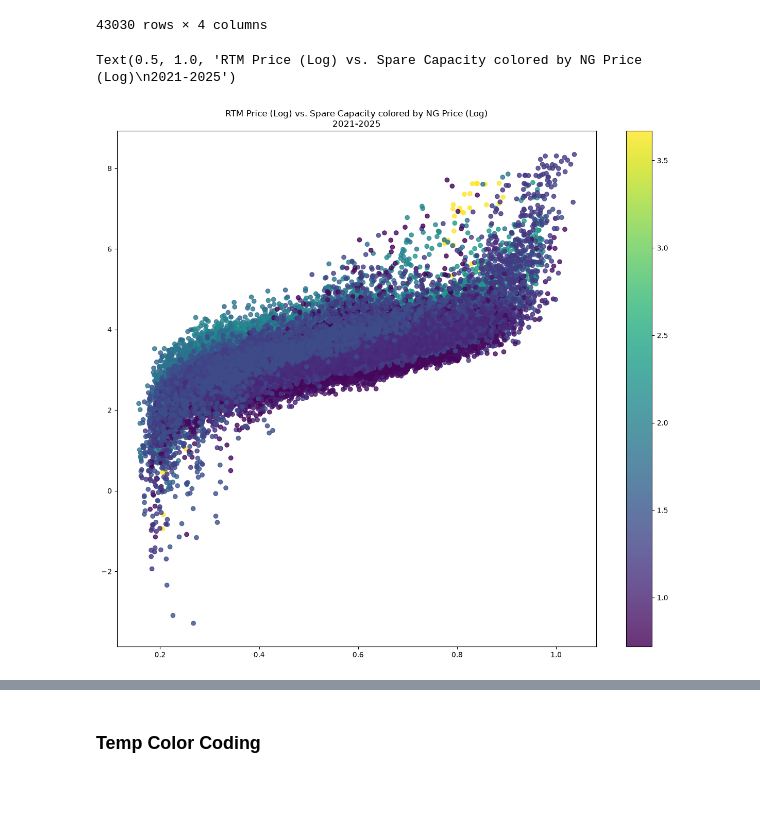
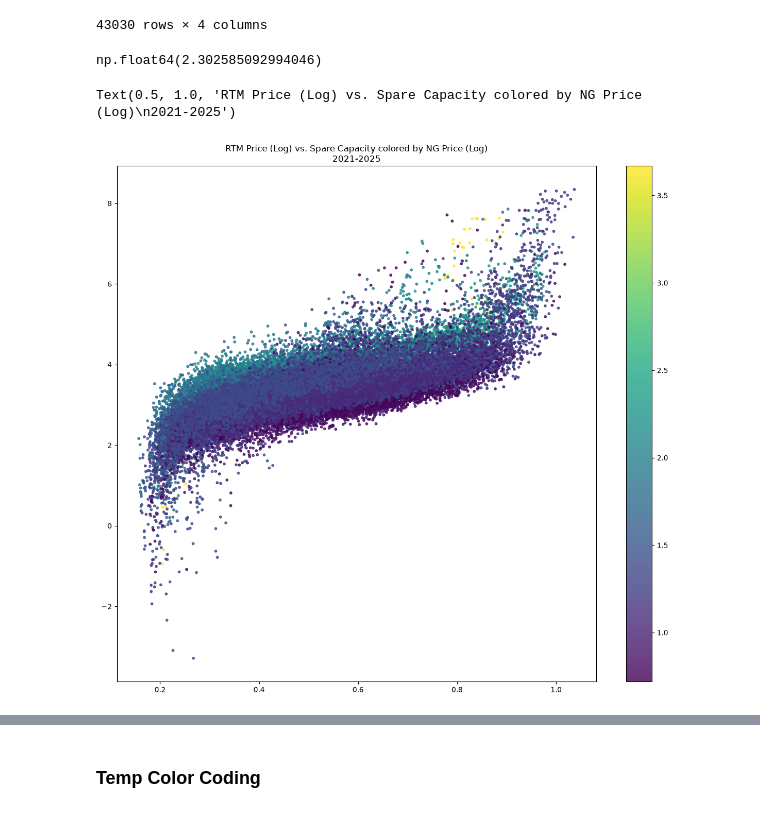
Before and after one commit to zyliaz/Energy-Price-Risk-Model, a Jupyter notebook: 03_notebooks/02_analysis/06_spare_capacity.ipynb, the cells around one changed output, grey strips where cells are left out. Cells and saved outputs as stored; diff of their text form; code cells hidden in the pictures.

```diff
--- a/03_notebooks/02_analysis/06_spare_capacity.ipynb
+++ b/03_notebooks/02_analysis/06_spare_capacity.ipynb
@@ -218,12 +248,17 @@ df_metric_with_ng
 | 43028 | 2025-12-27 23:00:00 | 14.328667 | 0.349536 | 4.065511 |
 | 43029 | 2025-12-28 00:00:00 | 12.878000 | 0.328559 | 4.065511 |
 43030 rows × 4 columns
+# %%
+np.log(10)
+# %% [output]
+np.float64(2.302585092994046)
 # %%
 df = df_metric_with_ng.copy()
+#df = df[df['ng_price'] > np.exp(1)**3]
 plt.figure(figsize=(15, 13))
-plt.scatter(df['capacity'], np.log(df['rtm_price']), c=np.log(df['ng_price']), alpha=0.8)
+plt.scatter(df['capacity'], np.log(df['rtm_price']), c=np.log(df['ng_price']), alpha=0.8, s=10)
 plt.colorbar()
 plt.title('RTM Price (Log) vs. Spare Capacity colored by NG Price (Log)\n2021-2025')
 # %% [output]
 Text(0.5, 1.0, 'RTM Price (Log) vs. Spare Capacity colored by NG Price (Log)\n2021-2025')
-[figure, old version]
+[figure, new version]
```
Also changed, not shown: parts of 11 cells of this notebook, 24 other files.
